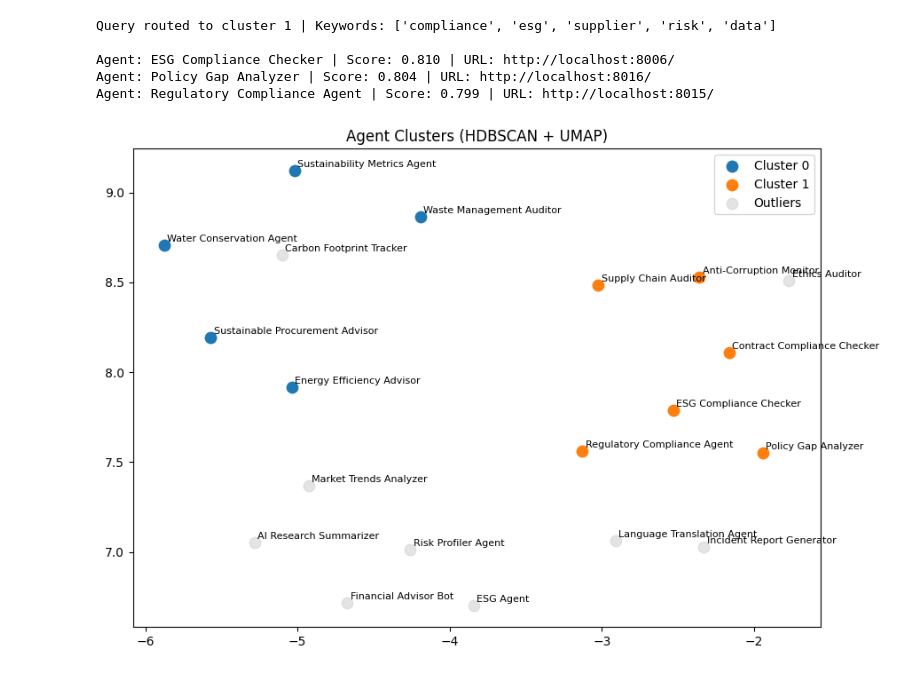
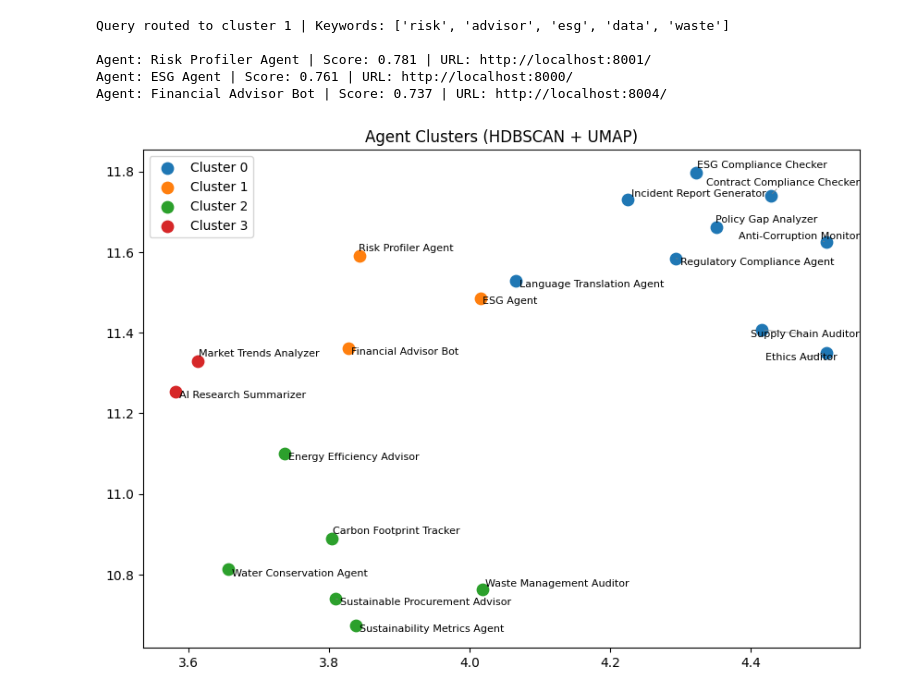
Before and after one commit to xBTmas/cluster_embedding, a Jupyter notebook: cluster_embeddings.ipynb, the cells around one changed output. Cells and saved outputs as stored; diff of their text form; code cells hidden in the pictures.

```diff
--- a/cluster_embeddings.ipynb
+++ b/cluster_embeddings.ipynb
@@ -64,11 +70,12 @@ print(agent_texts)
 # reducer = umap.UMAP(n_neighbors=5, n_components=20, metric='cosine', random_state=42)
 # reduced_embeddings = reducer.fit_transform(agent_embeddings)
 
-reducer = umap.UMAP(n_neighbors=10, min_dist=0.1, random_state=42)
+reducer = umap.UMAP(n_components=15,n_neighbors=8, min_dist=0.1,metric='cosine', random_state=42)#n_components=15,
 embedding_2d = reducer.fit_transform(agent_embeddings)
+print('upmaped embeds=', embedding_2d.shape)
 
-clusterer = HDBSCAN(min_cluster_size=2,min_samples=1, metric="cosine")
-labels = clusterer.fit_predict(agent_embeddings)
-
+clusterer = HDBSCAN(min_cluster_size=2,min_samples=2, metric="cosine")
+labels = clusterer.fit_predict(embedding_2d) #agent_embeddings)
+print("labels=", labels)
 for i, agent in enumerate(agent_cards):
     agent["cluster"] = int(labels[i])
@@ -111,48 +138,53 @@ def handle_query(query, top_k=3):
     results = [(agent_cards[idxs[i]], sims_agents[i]) for i in ranked]
     return best_cluster, cluster_keywords.get(best_cluster, []), results
 # %%
-query = "Can you provide ESG improvement recommendations?"
+query = "Can the risk be reduced for the company products?" #"Can you provide ESG improvement recommendations?"
 cluster_id, keywords, results = handle_query(query)
 
 print(f"Query routed to cluster {cluster_id} | Keywords: {keywords}\n")
 for agent, score in results:
     print(f"Agent: {agent['name']} | Score: {score:.3f} | URL: {agent['url']}")
 # %% [output]
-Query routed to cluster 1 | Keywords: ['compliance', 'esg', 'supplier', 'risk', 'data']
+Query routed to cluster 1 | Keywords: ['risk', 'advisor', 'esg', 'data', 'waste']
 
-Agent: ESG Compliance Checker | Score: 0.810 | URL: http://localhost:8006/
-Agent: Policy Gap Analyzer | Score: 0.804 | URL: http://localhost:8016/
-Agent: Regulatory Compliance Agent | Score: 0.799 | URL: http://localhost:8015/
+Agent: Risk Profiler Agent | Score: 0.781 | URL: http://localhost:8001/
+Agent: ESG Agent | Score: 0.761 | URL: http://localhost:8000/
+Agent: Financial Advisor Bot | Score: 0.737 | URL: http://localhost:8004/
 # %%
 import umap.umap_ as umap
 import matplotlib.pyplot as plt
-
+from adjustText import adjust_text
 # reducer = umap.UMAP(n_neighbors=10, min_dist=0.1, random_state=42)
 # embedding_2d = reducer.fit_transform(agent_embeddings)
 # print(embedding_2d)
 
 plt.figure(figsize=(10, 7))
 for cluster_id in set(labels):
     mask = labels == cluster_id
     if cluster_id == -1:
         plt.scatter(
             embedding_2d[mask, 0], embedding_2d[mask, 1],
             color="lightgrey", label="Outliers", alpha=0.6, s=80
         )
     else:
         plt.scatter(
             embedding_2d[mask, 0], embedding_2d[mask, 1],
             label=f"Cluster {cluster_id}", s=80
         )
-
+# Create a list to hold the text objects
+texts = []
 for i, agent in enumerate(agent_cards):
-    plt.text(
-        embedding_2d[i, 0] + 0.02, embedding_2d[i, 1] + 0.02,
+    # Note: I've removed the +0.02 offset, as adjustText handles positioning.
+    texts.append(plt.text(
+        embedding_2d[i, 0], embedding_2d[i, 1],
         agent["name"], fontsize=8
+        )
     )
-
+# Let the library automatically adjust the text positions
+# The 'arrowprops' draws a line from the text to the point
+adjust_text(texts, arrowprops=dict(arrowstyle='-', color='gray', lw=0.5))
 plt.title("Agent Clusters (HDBSCAN + UMAP)")
 plt.legend()
 plt.show()
 # %% [output]
-[figure, old version]
+[figure, new version]
```
Also changed, not shown: parts of 5 cells of this notebook, 1 other file.
